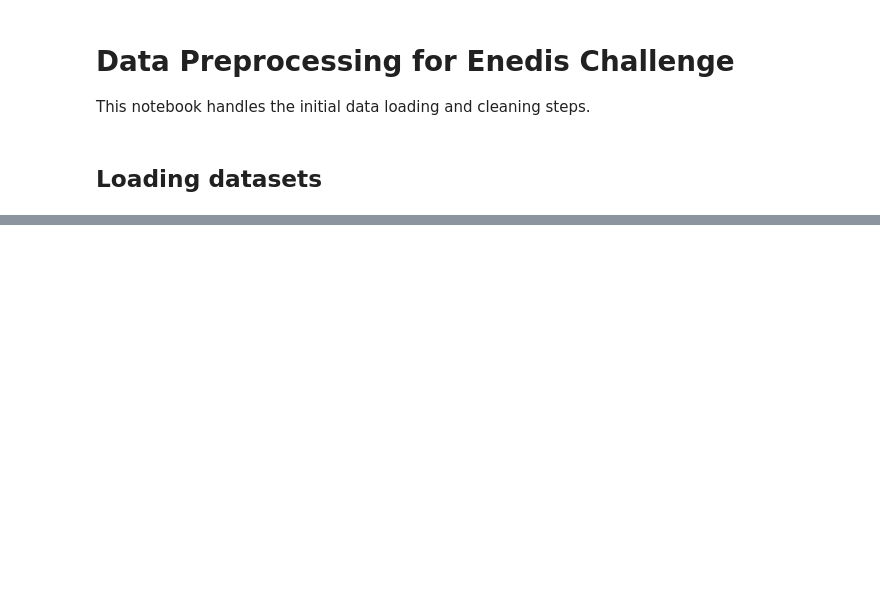
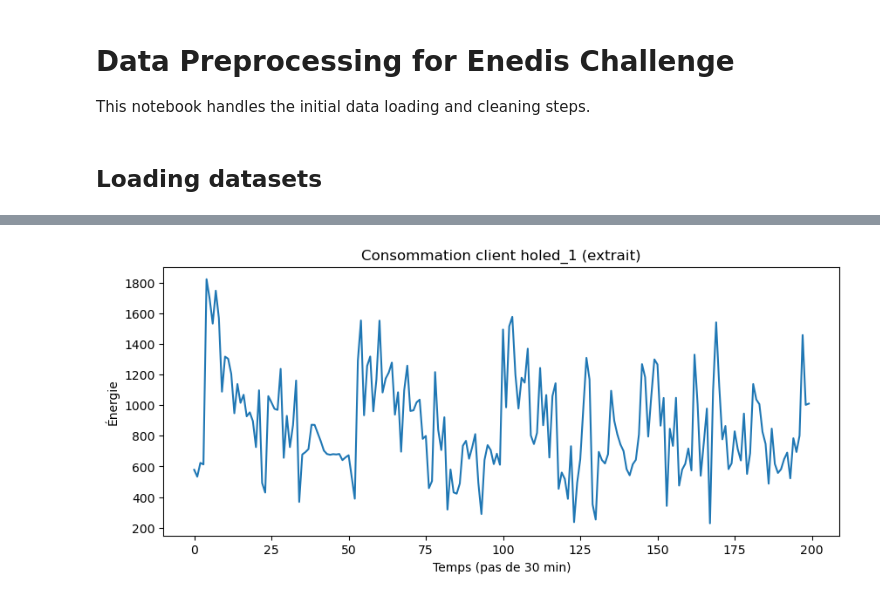
Before and after one commit to martinsln/data_challenge_enedis, a Jupyter notebook: data_prep_notebook.ipynb, the cells around one changed output, grey strips where cells are left out. Saved outputs shown, nothing was run; the diff lists cells and outputs as text; code cells hidden in the pictures; blank space fills up the shorter version.

```diff
--- a/data_prep_notebook.ipynb
+++ b/data_prep_notebook.ipynb
@@ -35,11 +36,11 @@ Overall view :
 
 ![image.png](attachment:image.png)
 # %%
-train_df = pd.read_csv('data/X_train_78VdSWL.csv')
-test_df = pd.read_csv('data/X_test_XKVc4no.csv')
-target_df = pd.read_csv('data/y_train_u0UkKEh.csv')
+x_train  = pd.read_csv('data/X_train_78VdSWL.csv')
+x_test = pd.read_csv('data/X_test_XKVc4no.csv')
+y_train = pd.read_csv('data/y_train_u0UkKEh.csv')
 
-print(f"Train shape: {train_df.shape}")
-print(f"Test shape: {test_df.shape}")
-print(f"Target shape: {target_df.shape}")
+print(f"X_Train shape: {x_train.shape}")
+print(f"X_Test shape: {x_test.shape}")
+print(f"Y_Target shape: {y_train.shape}")
 # %% [output]
@@ -166,0 +129,4 @@ display(prediction_target.head())
+# %%
+x_train = x_train.drop(columns=["Horodate"])
+x_test = x_test.drop(columns=["Horodate"])
+y_train = y_train.drop(columns=["Horodate"])
@@ -166,0 +155,9 @@ display(prediction_target.head())
+# %%
+plt.figure(figsize=(10,4))
+plt.plot(y_train.iloc[:200, 0])
+plt.title("Consommation client holed_1 (extrait)")
+plt.xlabel("Temps (pas de 30 min)")
+plt.ylabel("Énergie")
+plt.show()
+# %% [output]
+[figure, added]
```
Also changed, not shown: parts of 29 cells of this notebook, 1 other file.
